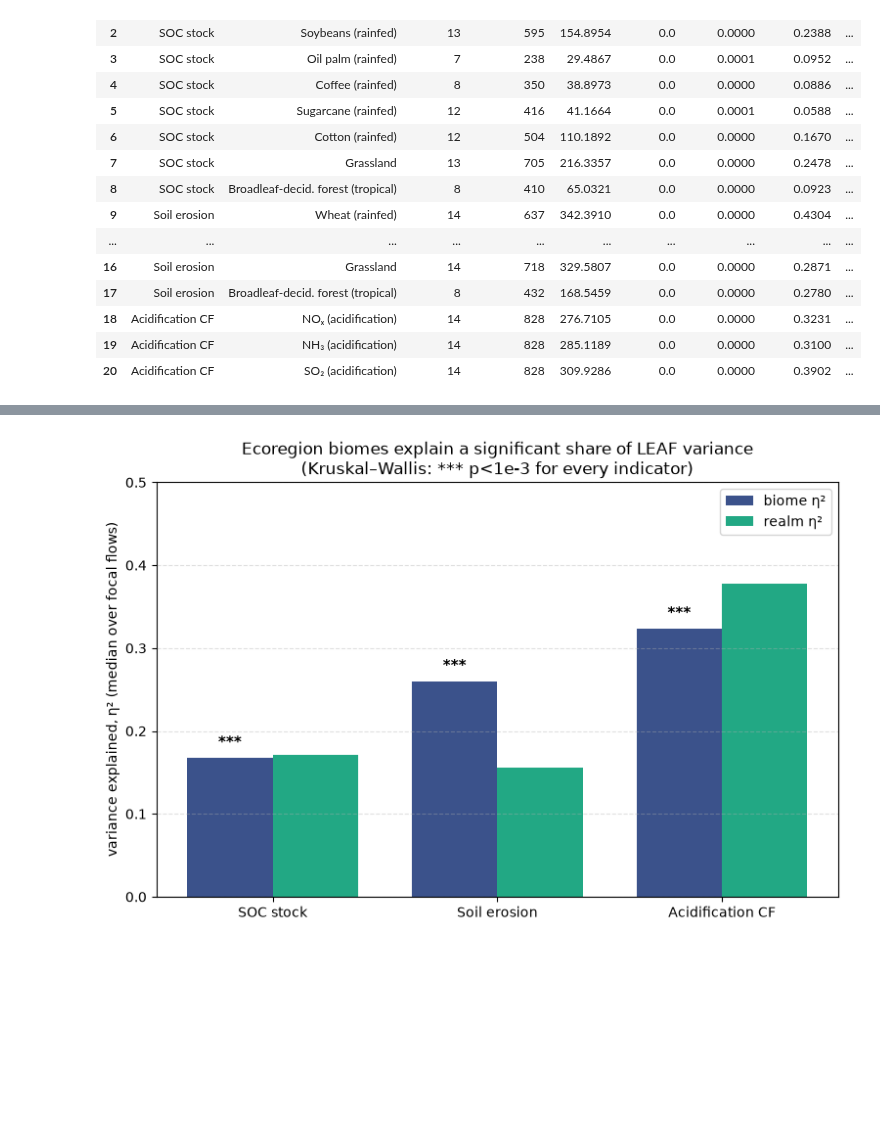
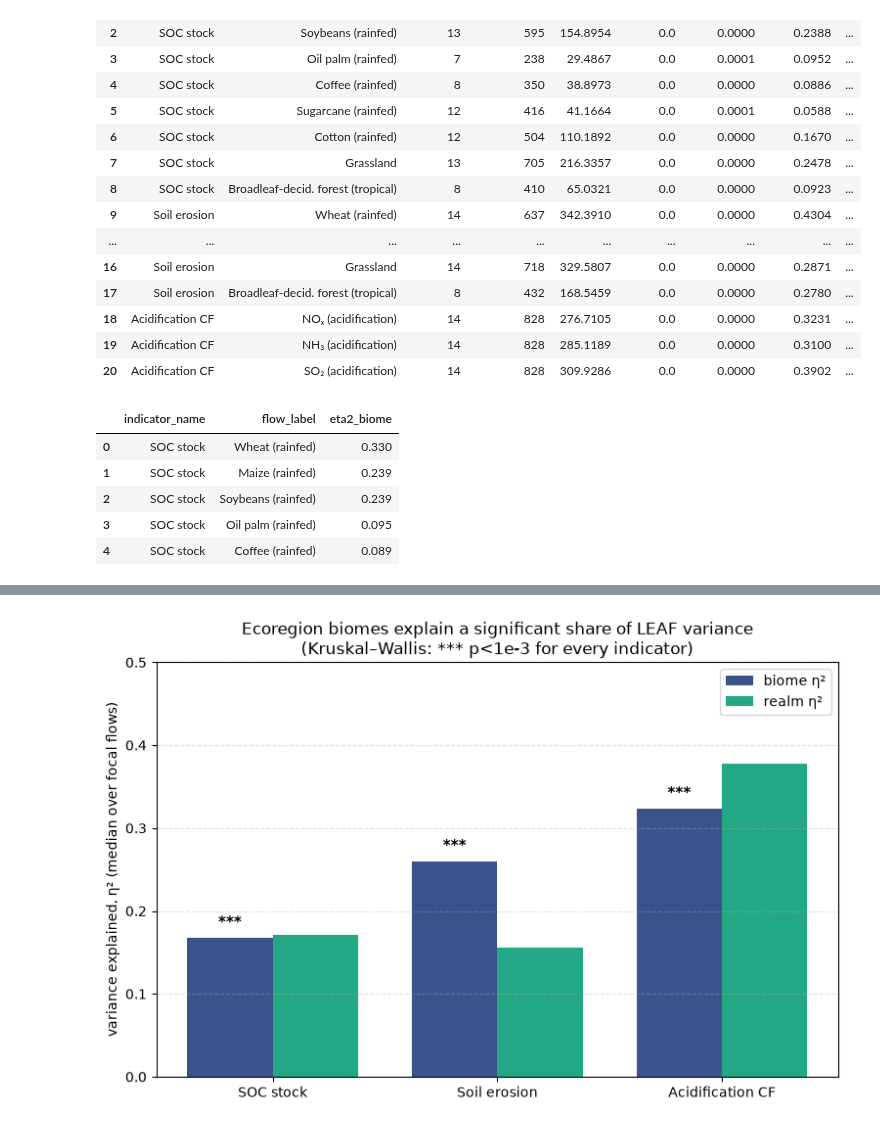
Before and after one commit to cloyolaangosto/SBTN_Test, a Jupyter notebook: paper/claude_analysis/Manuscript_Support_Figures.ipynb, the cells around one changed output, grey strips where cells are left out. Cells and saved outputs as stored; diff of their text form; code cells hidden in the pictures; blank space fills up the shorter version.

```diff
--- a/paper/claude_analysis/Manuscript_Support_Figures.ipynb
+++ b/paper/claude_analysis/Manuscript_Support_Figures.ipynb
@@ -69,3 +69,12 @@ sig[['indicator_name', 'flow_label', 'k_biomes', 'n_ecoregions', 'kruskal_H',
 | 18 | Acidification CF | NOₓ (acidification) | 14 | 828 | 276.7105 | 0.0 | 0.0000 | 0.3231 | ... |
 | 19 | Acidification CF | NH₃ (acidification) | 14 | 828 | 285.1189 | 0.0 | 0.0000 | 0.3100 | ... |
 | 20 | Acidification CF | SO₂ (acidification) | 14 | 828 | 309.9286 | 0.0 | 0.0000 | 0.3902 | ... |
+# %%
+sig[['indicator_name', 'flow_label', 'eta2_biome']].round(3).head()
+# %% [output]
+|  | indicator_name | flow_label | eta2_biome |
+| 0 | SOC stock | Wheat (rainfed) | 0.330 |
+| 1 | SOC stock | Maize (rainfed) | 0.239 |
+| 2 | SOC stock | Soybeans (rainfed) | 0.239 |
+| 3 | SOC stock | Oil palm (rainfed) | 0.095 |
+| 4 | SOC stock | Coffee (rainfed) | 0.089 |
```
Also changed, not shown: parts of 2 cells of this notebook, 1 other file.
